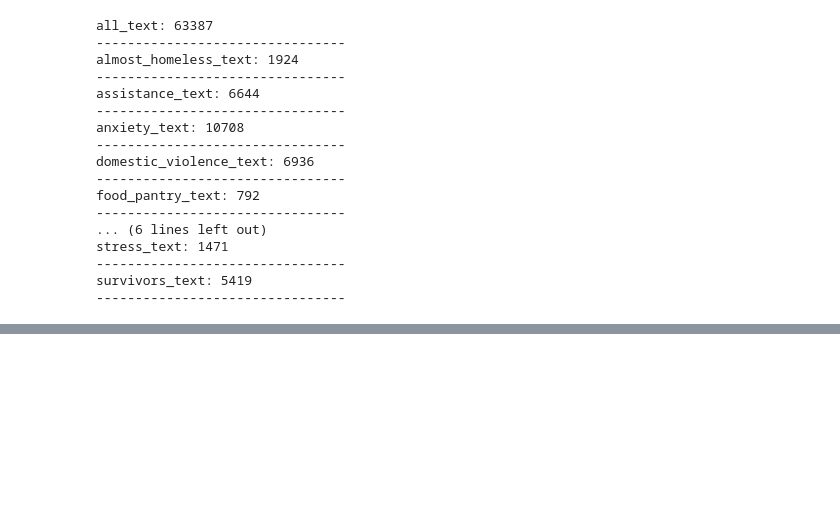
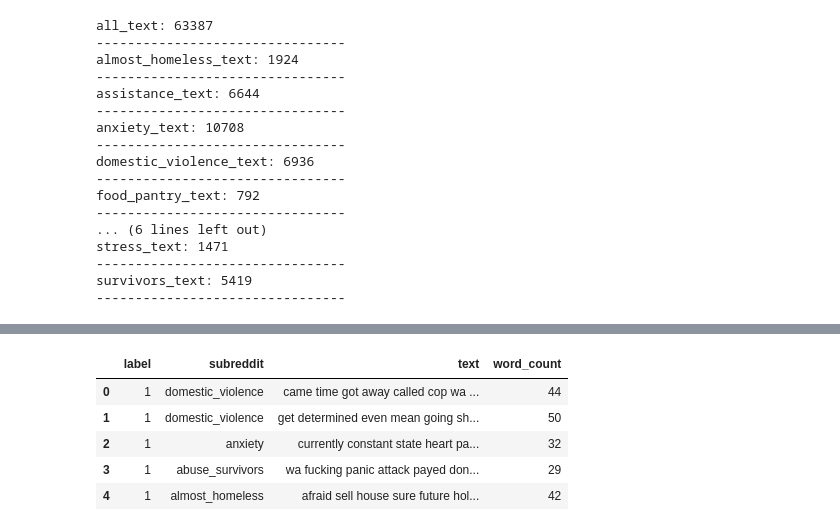
Before and after one commit to mijailmariano/reddit_stress_detection, a Jupyter notebook: working_notebook.ipynb, the cells around one changed output, grey strips where cells are left out. Drawn from its saved outputs; the diff is of its cells as text; code cells hidden in the pictures; blank space fills up the shorter version.

```diff
--- a/working_notebook.ipynb
+++ b/working_notebook.ipynb
@@ -729,0 +742,13 @@ survivors_text: 5419
+# %%
+# step 1: for ea. row, count the total number of individual words in "text" column --
+# create a new column called "word_count"
+
+df["word_count"] = df["text"].str.split().str.len()
+df.head() # checks out!
+# %% [output]
+|  | label | subreddit | text | word_count |
+| 0 | 1 | domestic_violence | came time got away called cop wa ... | 44 |
+| 1 | 1 | domestic_violence | get determined even mean going sh... | 50 |
+| 2 | 1 | anxiety | currently constant state heart pa... | 32 |
+| 3 | 1 | abuse_survivors | wa fucking panic attack payed don... | 29 |
+| 4 | 1 | almost_homeless | afraid sell house sure future hol... | 42 |
```
Also changed, not shown: parts of 7 cells of this notebook, 1 other file.
